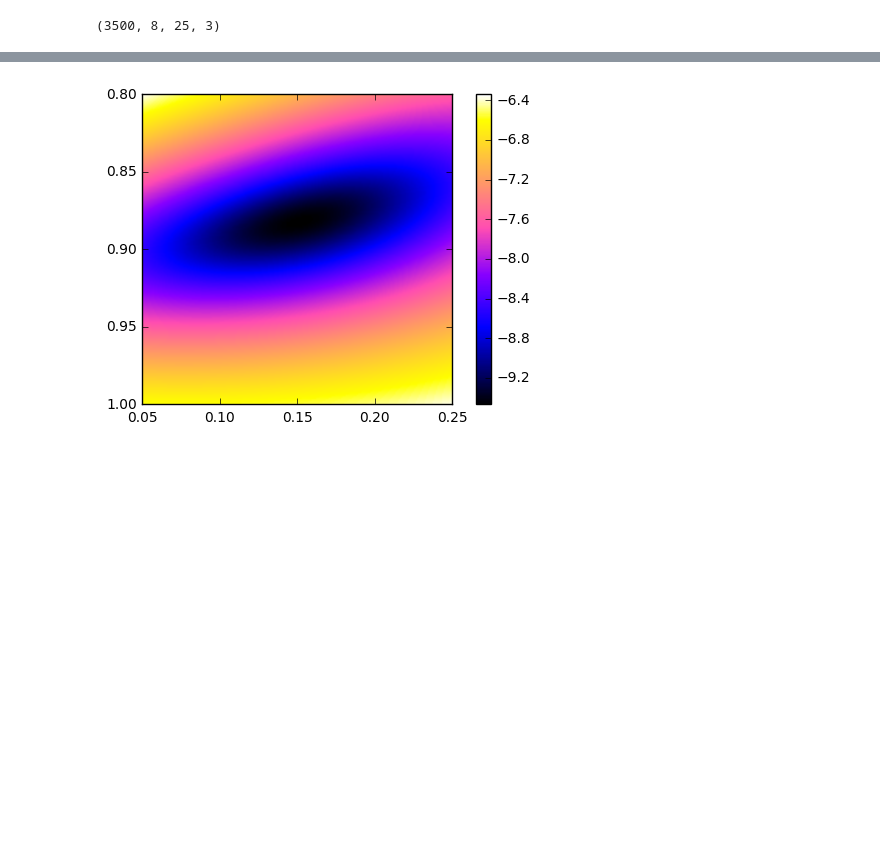
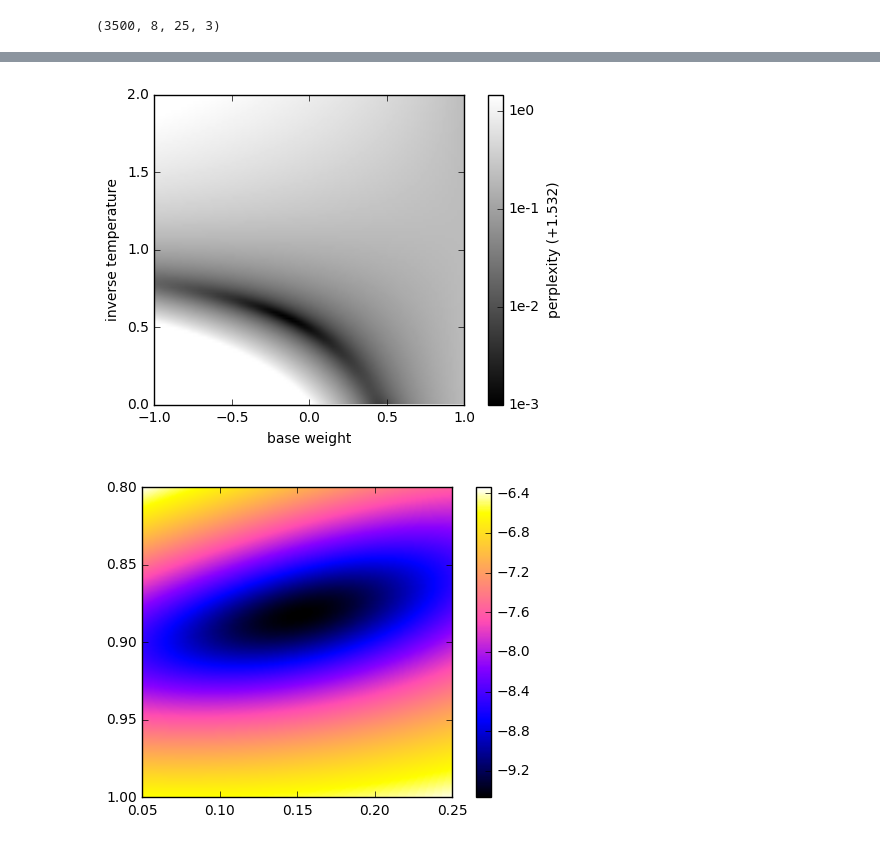
Before and after one commit to futurulus/coop-nets, a Jupyter notebook: tune_grids.ipynb, the cells around one changed output, grey strips where cells are left out. Saved outputs shown, nothing was run; the diff lists cells and outputs as text; code cells hidden in the pictures; blank space fills up the shorter version.

```diff
--- a/tune_grids.ipynb
+++ b/tune_grids.ipynb
@@ -108,3 +110,16 @@ best perplexity: 1.52969 at alpha=0.58500, bw=-0.25900
+# %%
+perps_flipped = np.array(perps)[::-1,]
+plt.imshow(np.log10(np.minimum(perps_flipped, 3.0) - perps_limit + 1e-3),
+           extent=EXB + list(reversed(EXA)), aspect=1.0, cmap='gray')
+plt.xlabel(u'base weight')
+plt.ylabel(u'inverse temperature')
+plt.colorbar(ticks=[0.0, -1.0, -2.0, -3.0, -4.0],
+             format='1e%.0f').set_label('perplexity (+{:.3f})'.format(perps_limit - 1e-3))
+import os
+plt.savefig(os.path.expanduser('~/alpha_beta.eps'), format='eps', bbox_inches='tight')
+plt.show()
+# %% [output]
+[figure, added]
 # %%
 plt.imshow(np.log(np.minimum(perps, 3.0) - 1.239), extent=EXB + EXA, aspect=1.0, cmap='gnuplot2')
 plt.colorbar()
```
Also changed, not shown: parts of 6 cells of this notebook.
